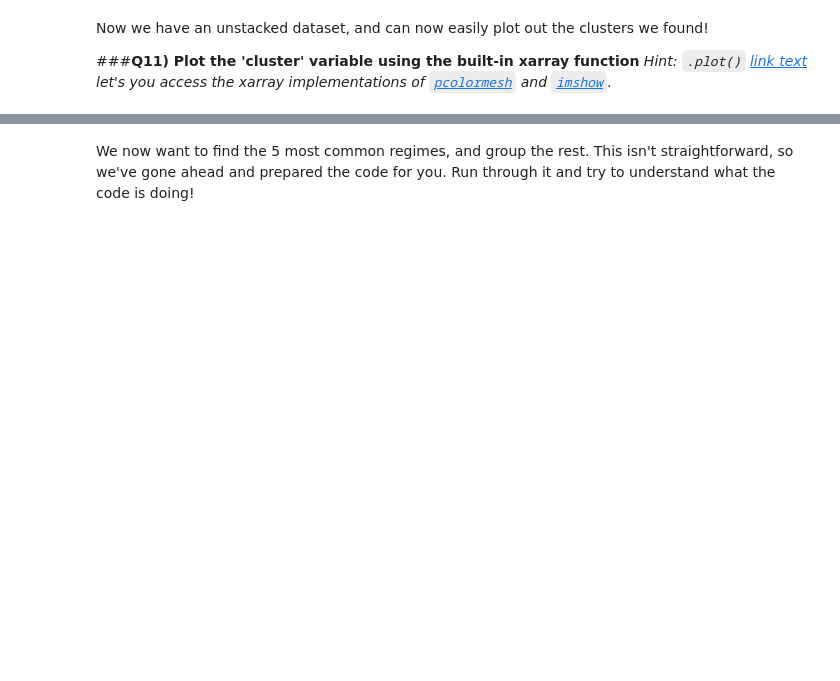
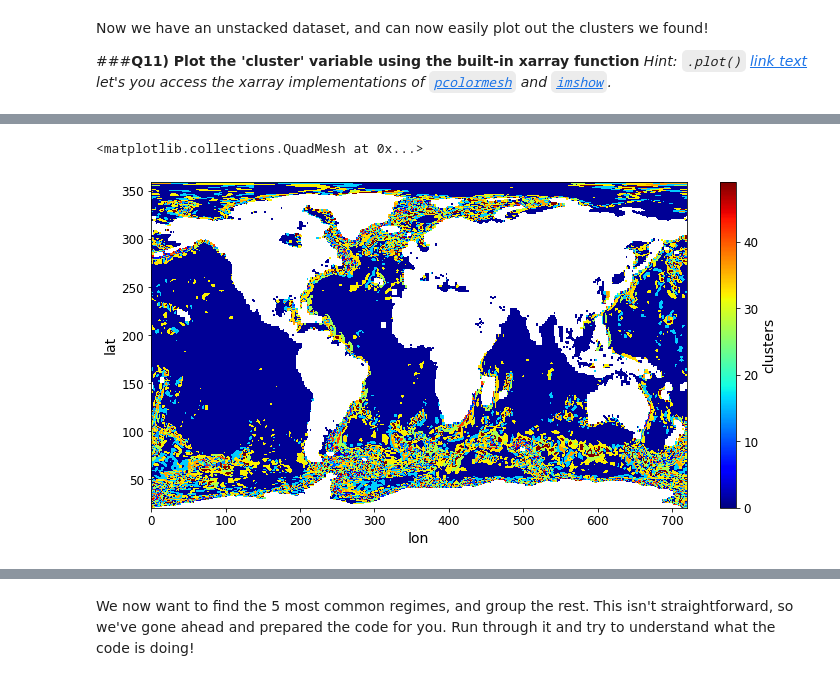
Before and after one commit to ocallaghanm/2022_ML_EES, a Jupyter notebook: Exercises/S3_3_THOR.ipynb, the cells around one changed output, grey strips where cells are left out. Drawn from its saved outputs; the diff is of its cells as text; code cells hidden in the pictures; blank space fills up the shorter version.

```diff
--- a/Exercises/S3_3_THOR.ipynb
+++ b/Exercises/S3_3_THOR.ipynb
@@ -306,3 +380,8 @@ Now we have an unstacked dataset, and can now easily plot out the clusters we fo
+# %%
+processed_ds.clusters.plot.pcolormesh(figsize = (12, 6), cmap = 'jet', add_colorbar = True)
+# %% [output]
+<matplotlib.collections.QuadMesh at 0x...>
+[figure, added]
 # %% [markdown]
 Compare your results to those from the paper:
 <img src='https://unils-my.sharepoint.com/:i:/g/personal/tom_beucler_unil_ch/EdLh6Ds0yVlFivyfIOXlV74B_G35dVz87GFagzylIG-gZA?download=1'>
```
Also changed, not shown: parts of 17 cells of this notebook.
